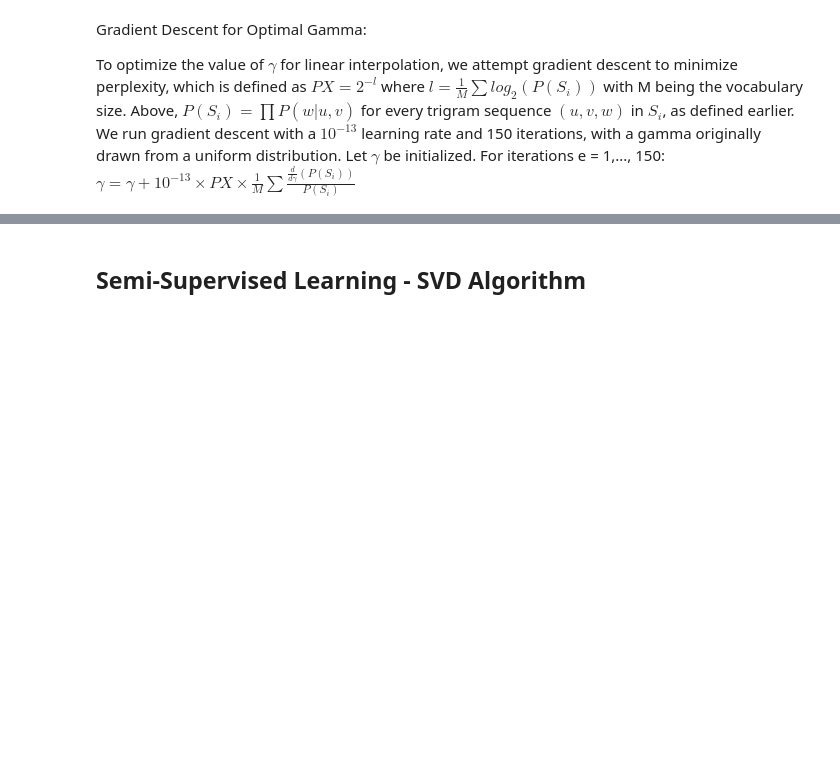
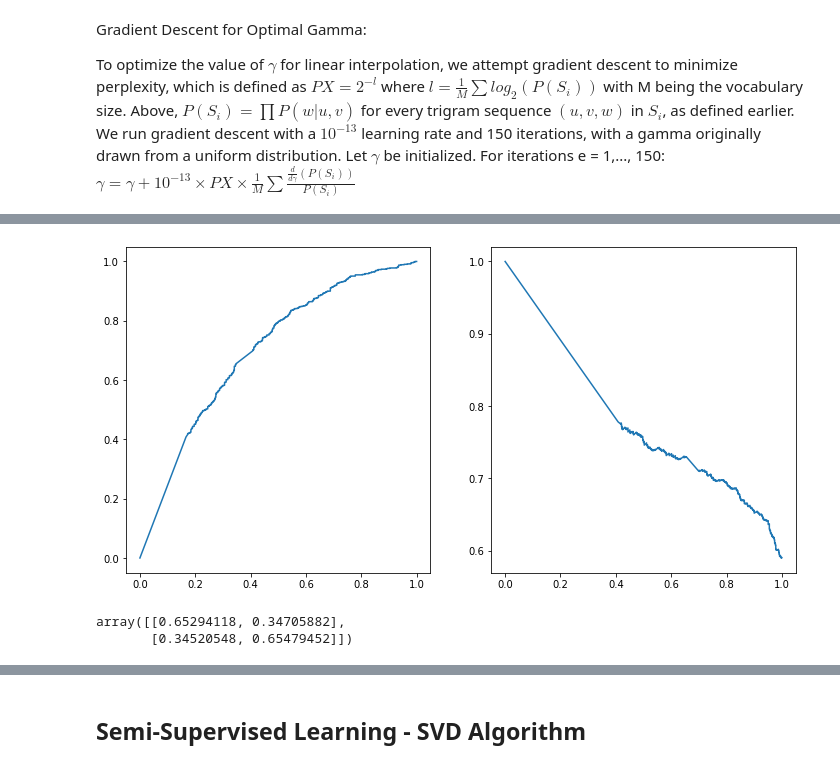
Before and after one commit to navyamehta/data-sentiment-NLP, a Jupyter notebook: Relevance-Model-Traditional-NLP.ipynb, the cells around one changed output, grey strips where cells are left out. Cells and saved outputs as stored; diff of their text form; code cells hidden in the pictures; blank space fills up the shorter version.

Commit message:
Trigram MLE-Optimized Model

```diff
--- a/Relevance-Model-Traditional-NLP.ipynb
+++ b/Relevance-Model-Traditional-NLP.ipynb
@@ -206,23 +219,24 @@ neggamma = descent(negModel, negtrainX)
+# %%
+testX = testX.apply(lambda txt: trigram_text(txt))
+testX = testX.apply(lambda s: s[:150])
 # %%
 #Apply softmax activation to generate train and test probabilities
 def predict_proba(X):
     posprob = X.apply(lambda s: probability(posModel, s, posgamma))
     negprob = X.apply(lambda s: probability(negModel, s, neggamma))
     retval = posprob/(posprob+negprob)
-    return np.append([retval.values, 1-retval.values], axis=1)
+    return np.concatenate([(1-retval).values.reshape(-1,1), retval.values.reshape(-1,1)], axis=1)
 trainYpred = predict_proba(trainX)
 testYpred = predict_proba(testX)
 # %%
 #AUC-ROC and Precision-Recall
-tpr1, fpr1, _ = sklearn.metrics.roc_curve(trainY, trainYpred[:,1])
 tpr2, fpr2, _ = sklearn.metrics.roc_curve(testY, testYpred[:,1])
-prec1, rec1, _ = sklearn.metrics.precision_recall_curve(trainY, trainYpred[:,1])
 prec2, rec2, _ = sklearn.metrics.precision_recall_curve(testY, testYpred[:,1])
-plt.figure(figsize=(12,12))
+plt.figure(figsize=(12,6))
 plt.subplot(1,2,1)
-plt.plot(tpr1, fpr1)
 plt.plot(tpr2, fpr2)
 plt.subplot(1,2,2)
-plt.plot(rec1, prec1)
 plt.plot(rec2, prec2)
 plt.show()
+# %% [output]
+[figure, added]
@@ -232,0 +243,8 @@ plt.show()
+# %%
+#Confusion Matrix
+k = sklearn.metrics.confusion_matrix(testY, np.vectorize(lambda s: 1 if s>0.5 else 0)(testYpred[:,1]))
+sumv = np.vstack(np.sum(k, axis=1))
+k/np.concatenate([sumv, sumv], axis=1)
+# %% [output]
+array([[0.65294118, 0.34705882],
+       [0.34520548, 0.65479452]])
```
Also changed, not shown: parts of 8 cells of this notebook.
